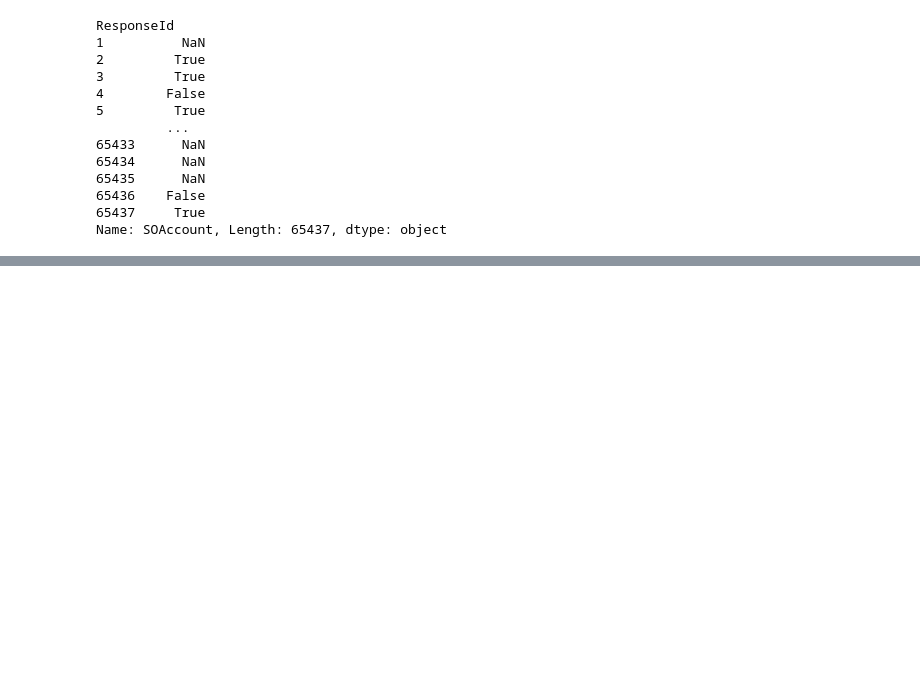
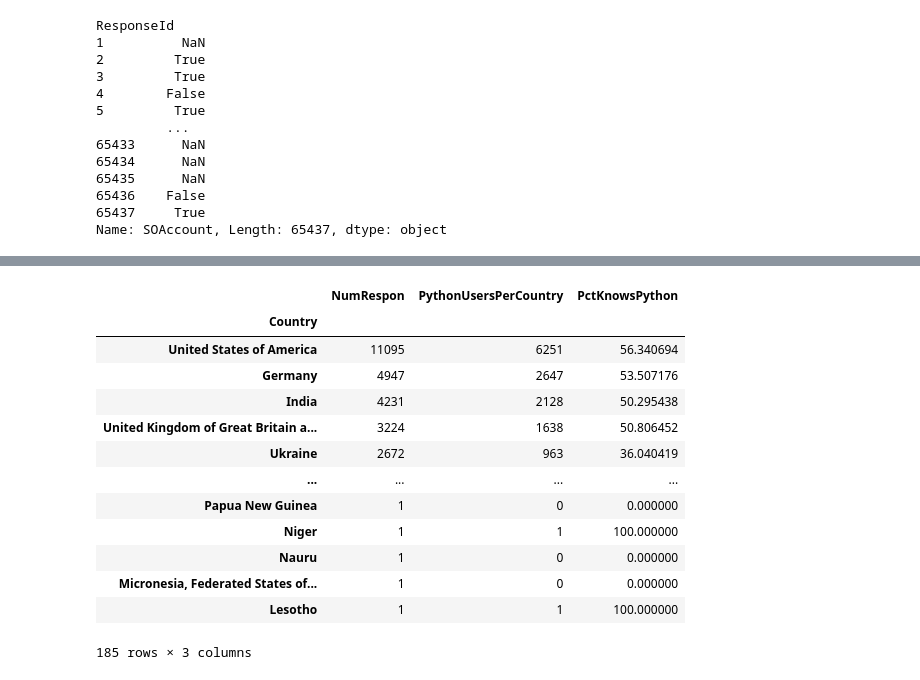
Before and after one commit to Gabriel31921/Pandas, a Jupyter notebook: Pandas demo.ipynb, the cells around one changed output, grey strips where cells are left out. Cells and saved outputs as stored; diff of their text form; code cells hidden in the pictures; blank space fills up the shorter version.

```diff
--- a/Pandas demo.ipynb
+++ b/Pandas demo.ipynb
@@ -332,0 +425,2 @@ Name: SOAccount, Length: 65437, dtype: object
+# %%
+countrygrp = df.groupby(['Country'])
@@ -332,0 +471,3 @@ Name: SOAccount, Length: 65437, dtype: object
+# %%
+country_users_python = countrygrp['LanguageHaveWorkedWith'].apply(lambda x: x.str.contains('Python').sum())
+country_users_python
@@ -332,0 +488,3 @@ Name: SOAccount, Length: 65437, dtype: object
+# %%
+country_respondents = df['Country'].value_counts()
+country_respondents
@@ -332,0 +505,4 @@ Name: SOAccount, Length: 65437, dtype: object
+# %%
+python_df = pd.concat([country_respondents,country_users_python], axis = 'columns', sort = False)
+python_df.rename( columns = {'count' : 'NumRespon', 'LanguageHaveWorkedWith' : 'PythonUsersPerCountry'}, inplace = True)
+python_df
@@ -332,0 +524,18 @@ Name: SOAccount, Length: 65437, dtype: object
+# %%
+python_df['PctKnowsPython'] = (python_df['PythonUsersPerCountry']/python_df['NumRespon'])*100
+python_df
+# %% [output]
+|  | NumRespon | PythonUsersPerCountry | PctKnowsPython |
+| Country |  |  |  |
+| United States of America | 11095 | 6251 | 56.340694 |
+| Germany | 4947 | 2647 | 53.507176 |
+| India | 4231 | 2128 | 50.295438 |
+| United Kingdom of Great Britain a... | 3224 | 1638 | 50.806452 |
+| Ukraine | 2672 | 963 | 36.040419 |
+| ... | ... | ... | ... |
+| Papua New Guinea | 1 | 0 | 0.000000 |
+| Niger | 1 | 1 | 100.000000 |
+| Nauru | 1 | 0 | 0.000000 |
+| Micronesia, Federated States of... | 1 | 0 | 0.000000 |
+| Lesotho | 1 | 1 | 100.000000 |
+185 rows × 3 columns
```
Also changed, not shown: parts of 21 cells of this notebook, 2 other files.
